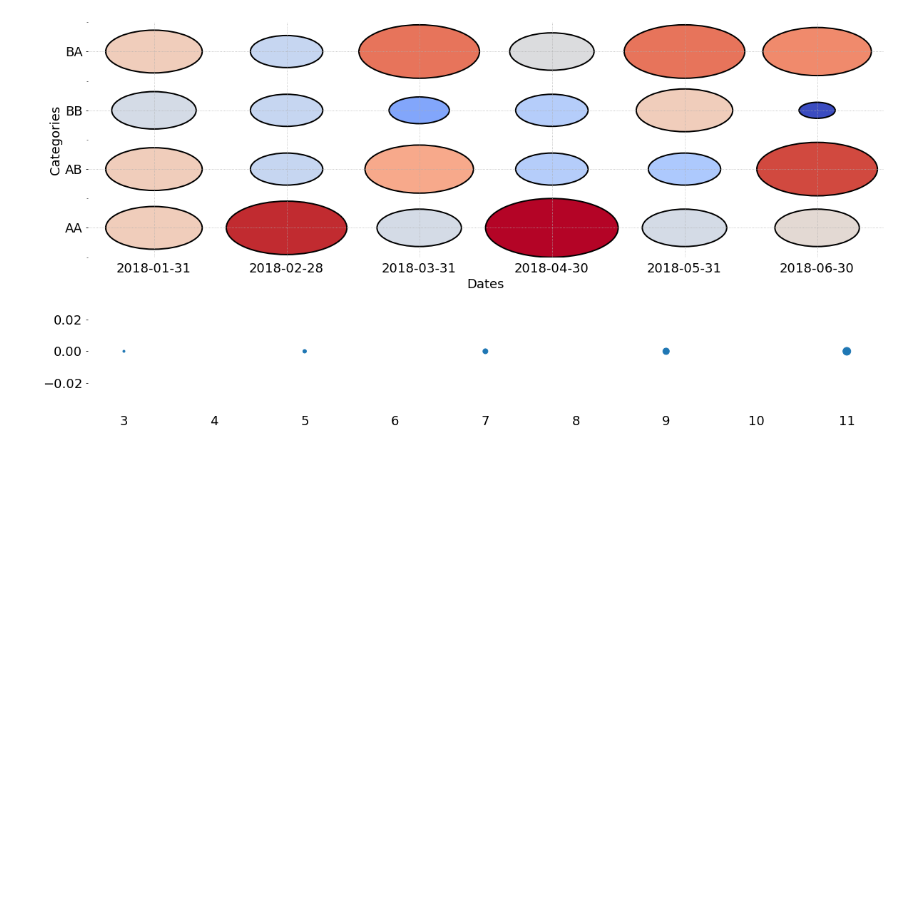
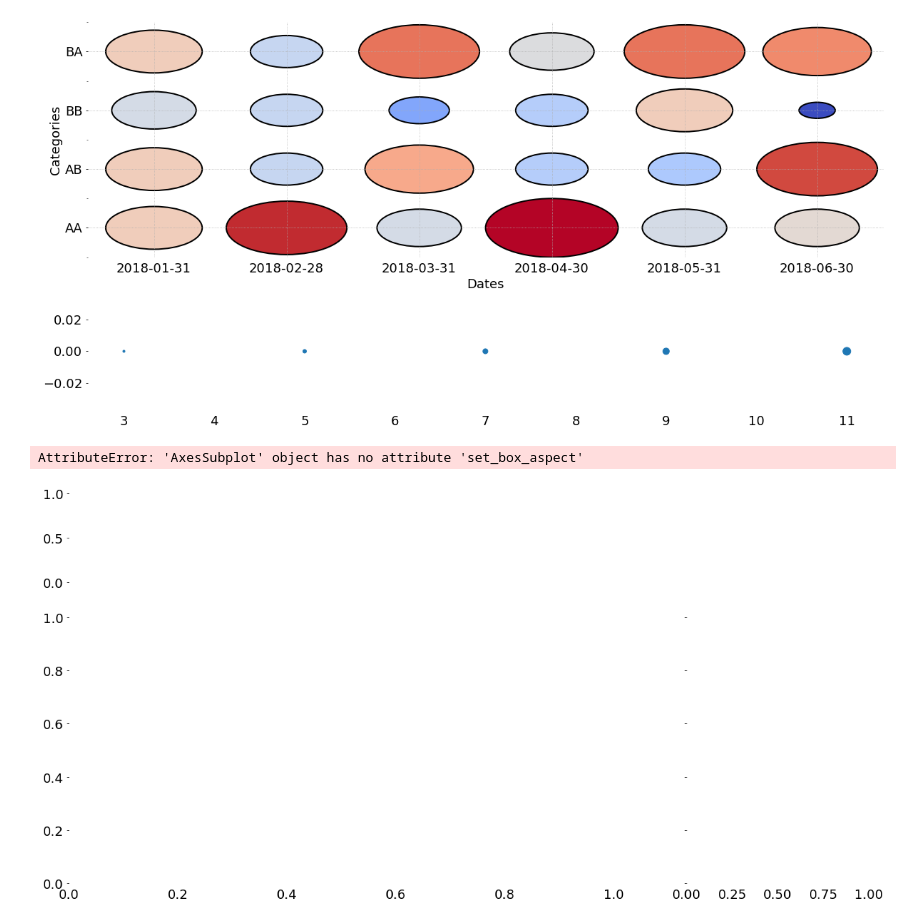
Before and after one commit to hsteinshiromoto/blog, a Jupyter notebook: notebooks/gists/heatmap.ipynb, the cells around one changed output. Cells and saved outputs as stored; diff of their text form; code cells hidden in the pictures; blank space fills up the shorter version.

```diff
--- a/notebooks/gists/heatmap.ipynb
+++ b/notebooks/gists/heatmap.ipynb
@@ -271,0 +301,19 @@ radius_point =
+# %%
+fig5, axs = plt.subplots(2, 2, sharex="col", sharey="row",
+                         gridspec_kw=dict(height_ratios=[1, 3],
+                                          width_ratios=[3, 1]))
+axs[0, 1].set_visible(False)
+axs[0, 0].set_box_aspect(1/3)
+axs[1, 0].set_box_aspect(1)
+axs[1, 1].set_box_aspect(3/1)
+
+np.random.seed(19680801)  # Fixing random state for reproducibility
+x, y = np.random.randn(2, 400) * [[.5], [180]]
+axs[1, 0].scatter(x, y)
+axs[0, 0].hist(x)
+axs[1, 1].hist(y, orientation="horizontal")
+
+plt.show()
+# %% [output]
+AttributeError: 'AxesSubplot' object has no attribute 'set_box_aspect'
+[figure, added]
```
Also changed, not shown: parts of 5 cells of this notebook.
